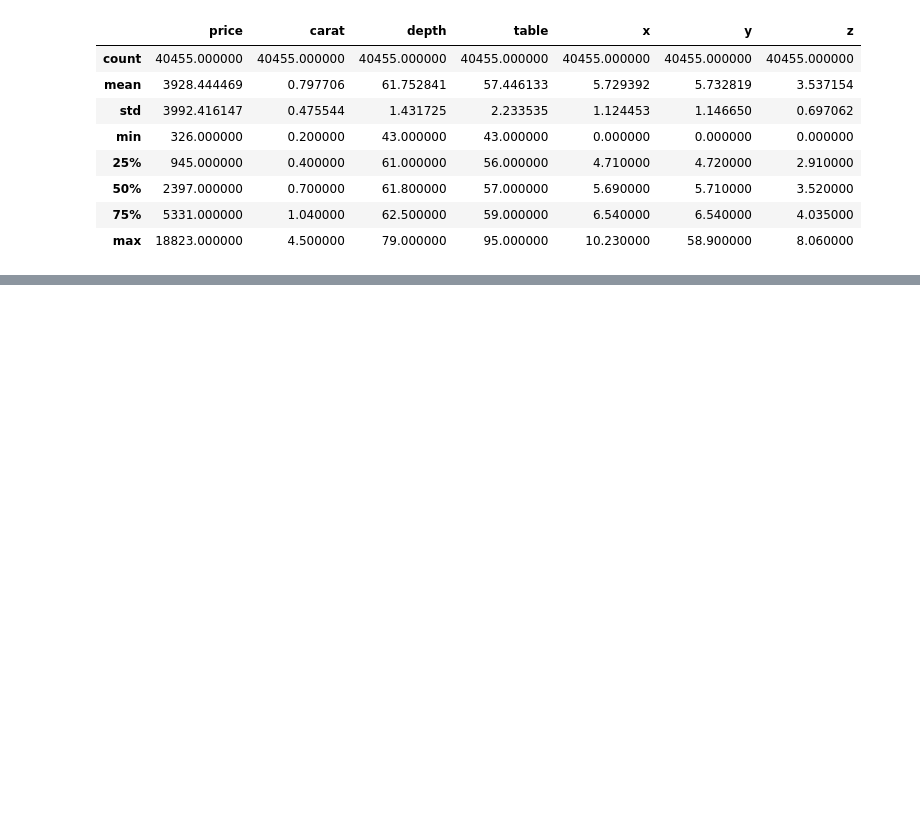
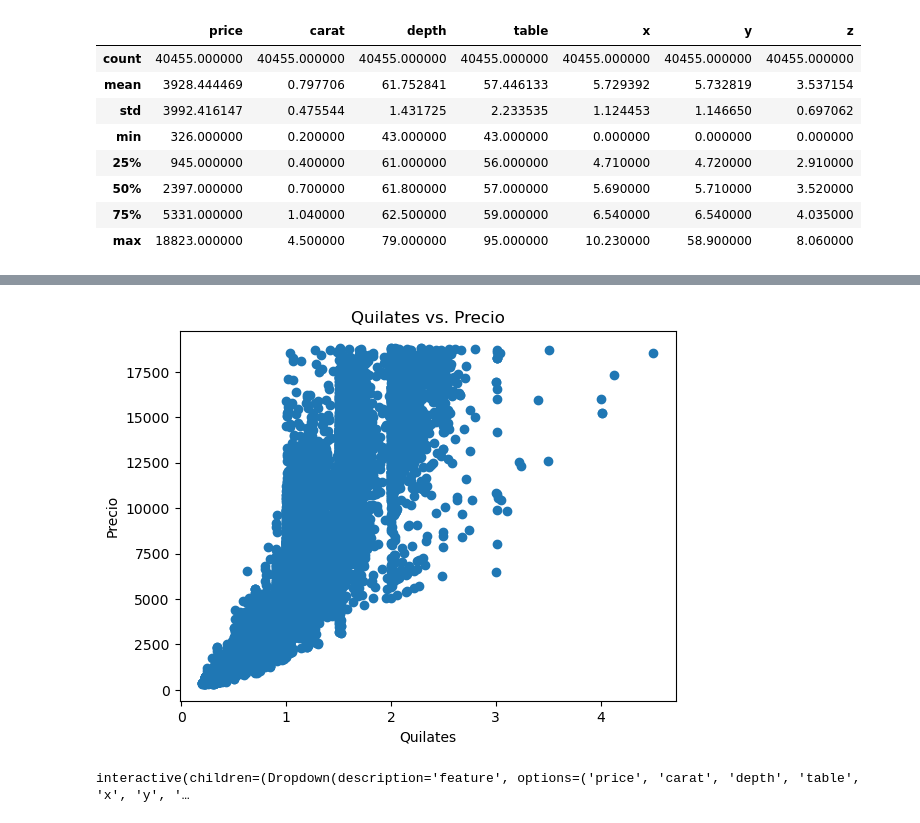
Before and after one commit to silviluliuma/EDA-Challenge, a Jupyter notebook: EDA.ipynb, the cells around one changed output, grey strips where cells are left out. Saved outputs shown, nothing was run; the diff lists cells and outputs as text; code cells hidden in the pictures; blank space fills up the shorter version.

```diff
--- a/EDA.ipynb
+++ b/EDA.ipynb
@@ -200,0 +247,23 @@ diamonds.describe()
+# %%
+diamonds_sorted = diamonds.sort_values(by='price')
+
+plt.scatter(diamonds_sorted['carat'], diamonds_sorted['price'])
+
+plt.xlabel('Quilates')
+plt.ylabel('Precio')
+plt.title('Quilates vs. Precio')
+
+plt.show()
+# %% [output]
+[figure, added]
+# %%
+#Boxplot for every numeric feature:
+
+@interact(feature = diamonds.select_dtypes(["int64", "float64"]).columns)
+
+def boxplot(feature):
+    fig = sns.boxplot(x=feature, data=diamonds)
+    fig.set_title(f"Distribution for {feature}")
+    fig
+# %% [output]
+interactive(children=(Dropdown(description='feature', options=('price', 'carat', 'depth', 'table', 'x', 'y', '…
```
Also changed, not shown: parts of 5 cells of this notebook.
